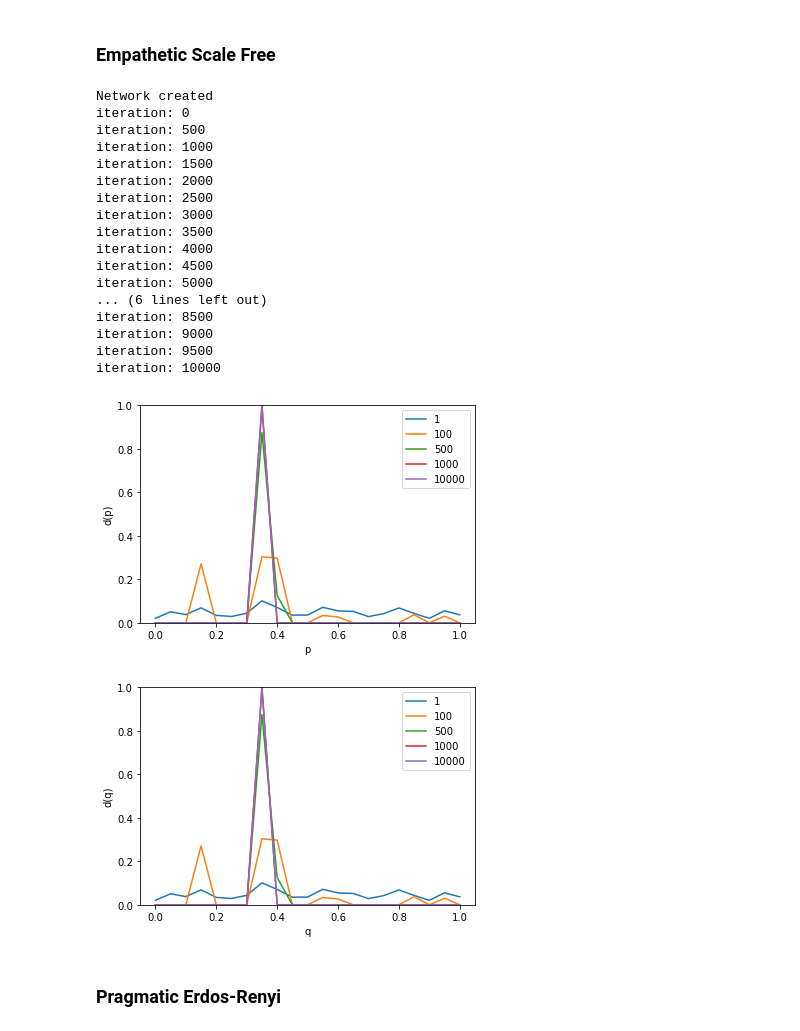
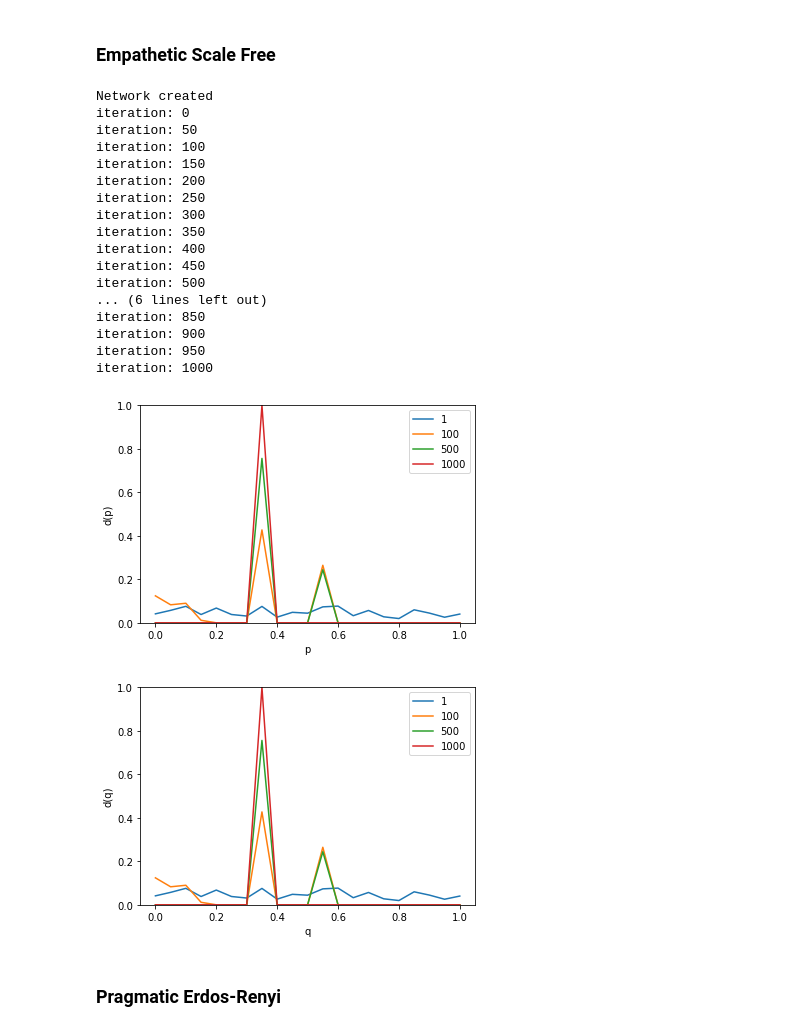
Before and after one commit to rufimelo99/UltimatumGame, a Jupyter notebook: UltimatumGame.ipynb, the cells around one changed output. Cells and saved outputs as stored; diff of their text form; code cells hidden in the pictures.

```diff
--- a/UltimatumGame.ipynb
+++ b/UltimatumGame.ipynb
@@ -209,7 +209,7 @@ class ultimatumGame:
 ### Empathetic Erdos-Renyi
 # %%
 NPLAYERS =  500
-NITERATIONS = 10001
+NITERATIONS = 1001
 
 game = ultimatumGame(NPLAYERS, PlayerRole.EMPATHETIC, ScaleFree=False)
 
@@ -232,7 +232,7 @@ plt.plot(bargainValues, np.array(list(offerDic[1].values()))/sum(np.array(list(o
 plt.plot(bargainValues, np.array(list(offerDic[100].values()))/sum(np.array(list(offerDic[100].values()))) , label = "100" )
 plt.plot(bargainValues, np.array(list(offerDic[500].values()))/sum(np.array(list(offerDic[500].values()))) , label = "500" )
 plt.plot(bargainValues, np.array(list(offerDic[1000].values()))/sum(np.array(list(offerDic[1000].values()))) , label = "1000" )
-plt.plot(bargainValues, np.array(list(offerDic[10000].values()))/sum(np.array(list(offerDic[1000].values()))) , label = "10000" )
+#plt.plot(bargainValues, np.array(list(offerDic[10000].values()))/sum(np.array(list(offerDic[1000].values()))) , label = "10000" )
 
 # naming the x axis
 plt.xlabel('p')
@@ -248,7 +248,7 @@ plt.plot(bargainValues, np.array(list(thresholdDic[1].values()))/sum(np.array(li
 plt.plot(bargainValues, np.array(list(thresholdDic[100].values()))/sum(np.array(list(thresholdDic[100].values()))) , label = "100" )
 plt.plot(bargainValues, np.array(list(thresholdDic[500].values()))/sum(np.array(list(thresholdDic[500].values()))) , label = "500" )
 plt.plot(bargainValues, np.array(list(thresholdDic[1000].values()))/sum(np.array(list(thresholdDic[1000].values()))) , label = "1000" )
-plt.plot(bargainValues, np.array(list(thresholdDic[10000].values()))/sum(np.array(list(thresholdDic[1000].values()))) , label = "10000" )
+#plt.plot(bargainValues, np.array(list(thresholdDic[10000].values()))/sum(np.array(list(thresholdDic[1000].values()))) , label = "10000" )
 
 # naming the x axis
 
@@ -285,7 +285,7 @@ iteration: 10000
 ### Empathetic Scale Free
 # %%
 NPLAYERS =  500
-NITERATIONS = 10001
+NITERATIONS = 1001
 
 game = ultimatumGame(NPLAYERS, PlayerRole.EMPATHETIC, ScaleFree=True)
 
@@ -309,53 +309,53 @@ plt.plot(bargainValues, np.array(list(offerDic[1].values()))/sum(np.array(list(o
 plt.plot(bargainValues, np.array(list(offerDic[100].values()))/sum(np.array(list(offerDic[100].values()))) , label = "100" )
 plt.plot(bargainValues, np.array(list(offerDic[500].values()))/sum(np.array(list(offerDic[500].values()))) , label = "500" )
 plt.plot(bargainValues, np.array(list(offerDic[1000].values()))/sum(np.array(list(offerDic[1000].values()))) , label = "1000" )
-plt.plot(bargainValues, np.array(list(offerDic[10000].values()))/sum(np.array(list(offerDic[10000].values()))) , label = "10000" )
+#plt.plot(bargainValues, np.array(list(offerDic[10000].values()))/sum(np.array(list(offerDic[10000].values()))) , label = "10000" )
 
 # naming the x axis
 plt.xlabel('p')
 # naming the y axis
 plt.ylabel('d(p)')
 # show a legend on the plot
 plt.legend()
 plt.ylim(bottom=0)
 plt.ylim(top=1)
 plt.show()
 
 plt.plot(bargainValues, np.array(list(thresholdDic[1].values()))/sum(np.array(list(thresholdDic[1].values()))) , label = "1" )
 plt.plot(bargainValues, np.array(list(thresholdDic[100].values()))/sum(np.array(list(thresholdDic[100].values()))) , label = "100" )
 plt.plot(bargainValues, np.array(list(thresholdDic[500].values()))/sum(np.array(list(thresholdDic[500].values()))) , label = "500" )
 plt.plot(bargainValues, np.array(list(thresholdDic[1000].values()))/sum(np.array(list(thresholdDic[1000].values()))) , label = "1000" )
-plt.plot(bargainValues, np.array(list(thresholdDic[10000].values()))/sum(np.array(list(thresholdDic[10000].values()))) , label = "10000" )
+#plt.plot(bargainValues, np.array(list(thresholdDic[10000].values()))/sum(np.array(list(thresholdDic[10000].values()))) , label = "10000" )
 
 # naming the x axis
 plt.xlabel('q')
 # naming the y axis
 plt.ylabel('d(q)')
 # show a legend on the plot
 plt.legend()
 plt.ylim(bottom=0)
 plt.ylim(top=1)
 plt.show()
 # %% [output]
 Network created
 iteration: 0
+iteration: 50
+iteration: 100
+iteration: 150
+iteration: 200
+iteration: 250
+iteration: 300
+iteration: 350
+iteration: 400
+iteration: 450
 iteration: 500
+... (6 lines left out)
+iteration: 850
+iteration: 900
+iteration: 950
 iteration: 1000
-iteration: 1500
-iteration: 2000
-iteration: 2500
-iteration: 3000
-iteration: 3500
-iteration: 4000
-iteration: 4500
-iteration: 5000
-... (6 lines left out)
-iteration: 8500
-iteration: 9000
-iteration: 9500
-iteration: 10000
-[figure, old version]
+[figure, new version]
-[figure, old version]
+[figure, new version]
 # %% [markdown]
 ### Pragmatic Erdos-Renyi
 # %%
```
Also changed, not shown: parts of 19 cells of this notebook.
